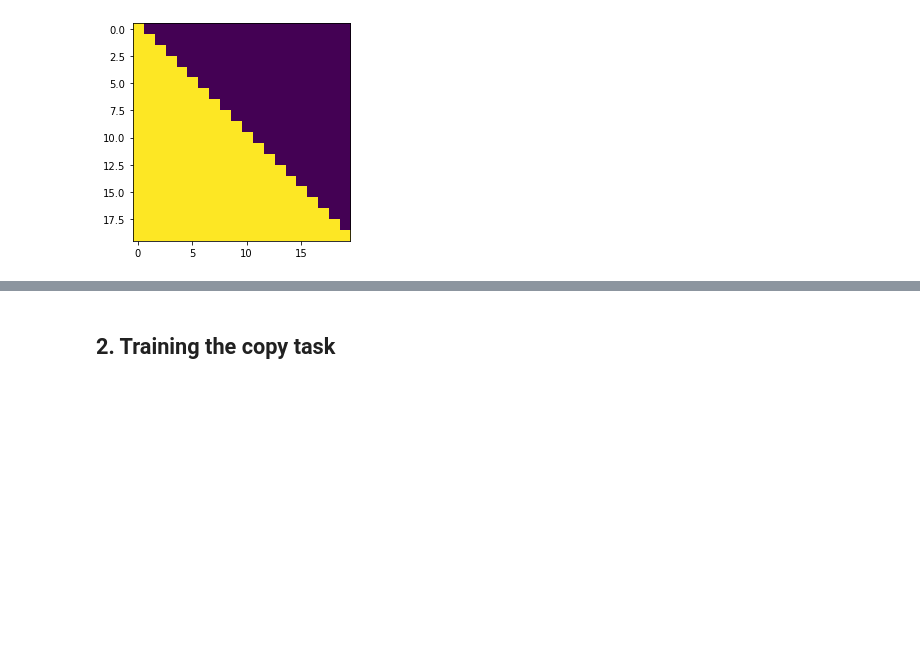
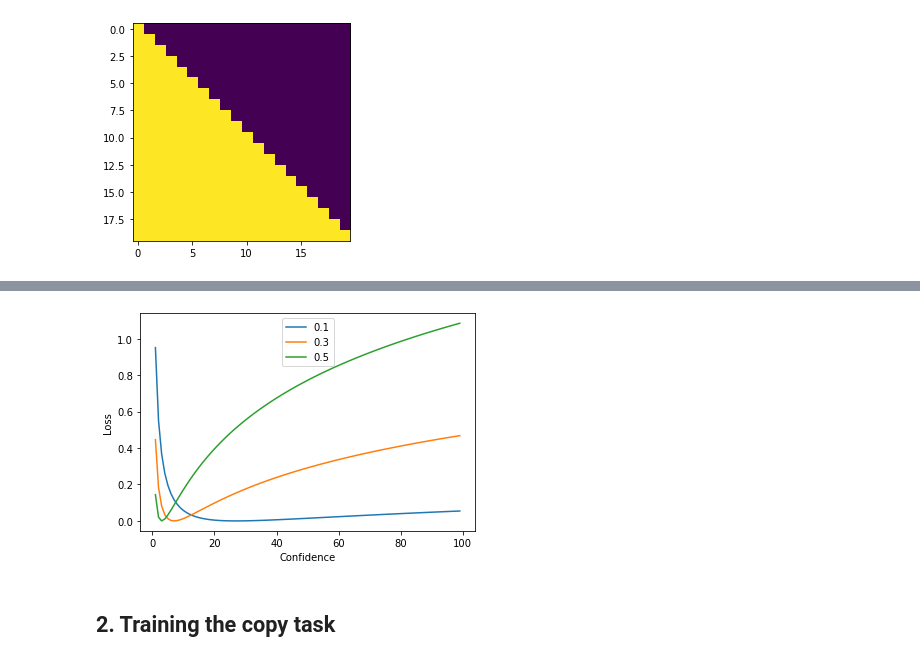
Before and after one commit to adzcai/annotated-transformer, a Jupyter notebook: Visualization.ipynb, the cells around one changed output, grey strips where cells are left out. Cells and saved outputs as stored; diff of their text form; code cells hidden in the pictures; blank space fills up the shorter version.

```diff
--- a/Visualization.ipynb
+++ b/Visualization.ipynb
@@ -68,18 +79,19 @@ None
 # %%
 def loss(x, smoothing=0.1):
     crit = LabelSmoothing(5, 0, smoothing)
 
-    d = x + 3
-    predict = torch.FloatTensor([[0, x/d, 1/d, 1/d, 1/d]])
+    predict = torch.FloatTensor([[0, x, 1, 1, 1]]) / (x + 3)
 
     return crit(predict.log(), torch.LongTensor([1])).item()
 
 smoothing = (0.1, 0.3, 0.5)
 plt.plot(torch.arange(1, 100), [[loss(x, s) for s in smoothing] for x in range(1, 100)])
 plt.legend(smoothing)
 plt.ylabel("Loss")
 plt.xlabel("Confidence")
-None
+plt.show()
+# %% [output]
+[figure, added]
 # %% [markdown]
 ## 2. Training the copy task
 # %%
```
Also changed, not shown: parts of 8 cells of this notebook, 9 other files.
